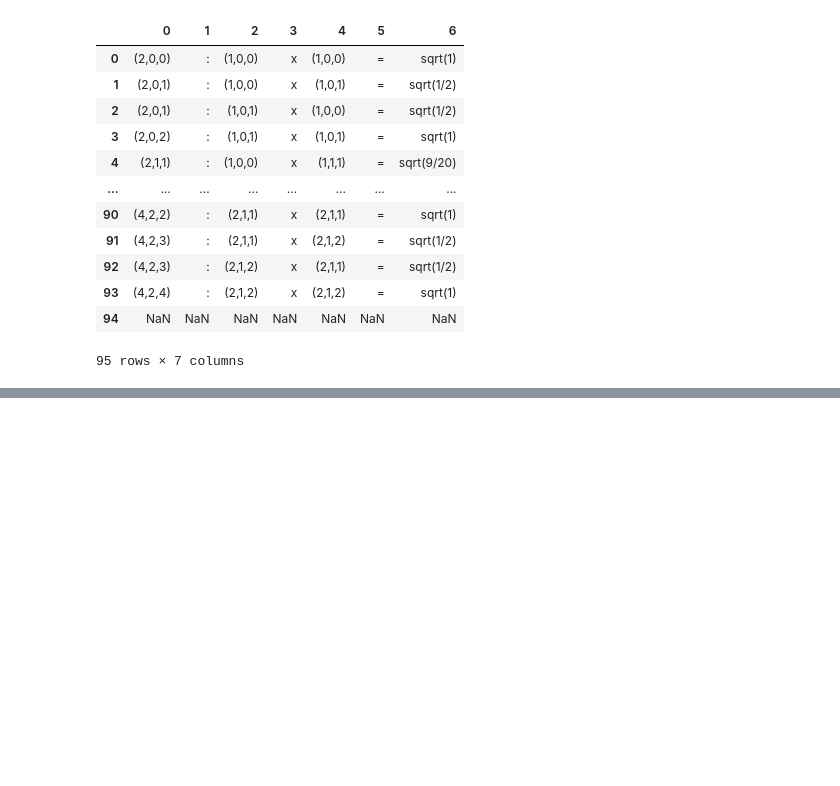
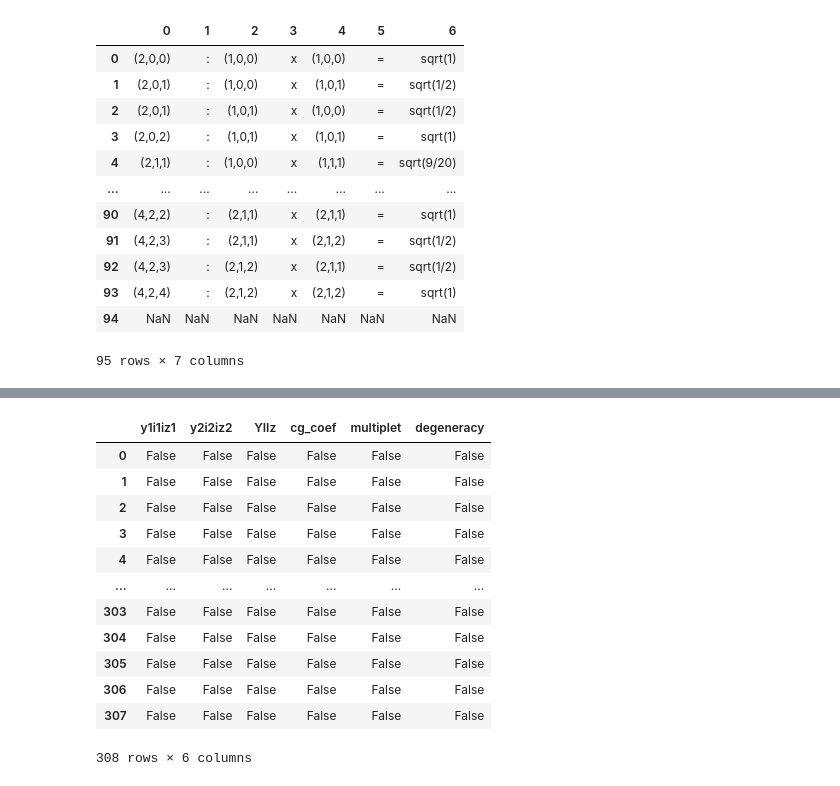
Before and after one commit to natanael87/Sum_Rules, a Jupyter notebook: Symmetric_case/8x8symmetric.ipynb, the cells around one changed output, grey strips where cells are left out. Drawn from its saved outputs; the diff is of its cells as text; code cells hidden in the pictures; blank space fills up the shorter version.

```diff
--- a/Symmetric_case/8x8symmetric.ipynb
+++ b/Symmetric_case/8x8symmetric.ipynb
@@ -85,0 +126,16 @@ with open(nombre_archivo_csv, 'w', newline='') as file:
+# %%
+df2.isnull()
+# %% [output]
+|  | y1i1iz1 | y2i2iz2 | YIIz | cg_coef | multiplet | degeneracy |
+| 0 | False | False | False | False | False | False |
+| 1 | False | False | False | False | False | False |
+| 2 | False | False | False | False | False | False |
+| 3 | False | False | False | False | False | False |
+| 4 | False | False | False | False | False | False |
+| ... | ... | ... | ... | ... | ... | ... |
+| 303 | False | False | False | False | False | False |
+| 304 | False | False | False | False | False | False |
+| 305 | False | False | False | False | False | False |
+| 306 | False | False | False | False | False | False |
+| 307 | False | False | False | False | False | False |
+308 rows × 6 columns
```
Also changed, not shown: parts of 10 cells of this notebook, 5 other files.
